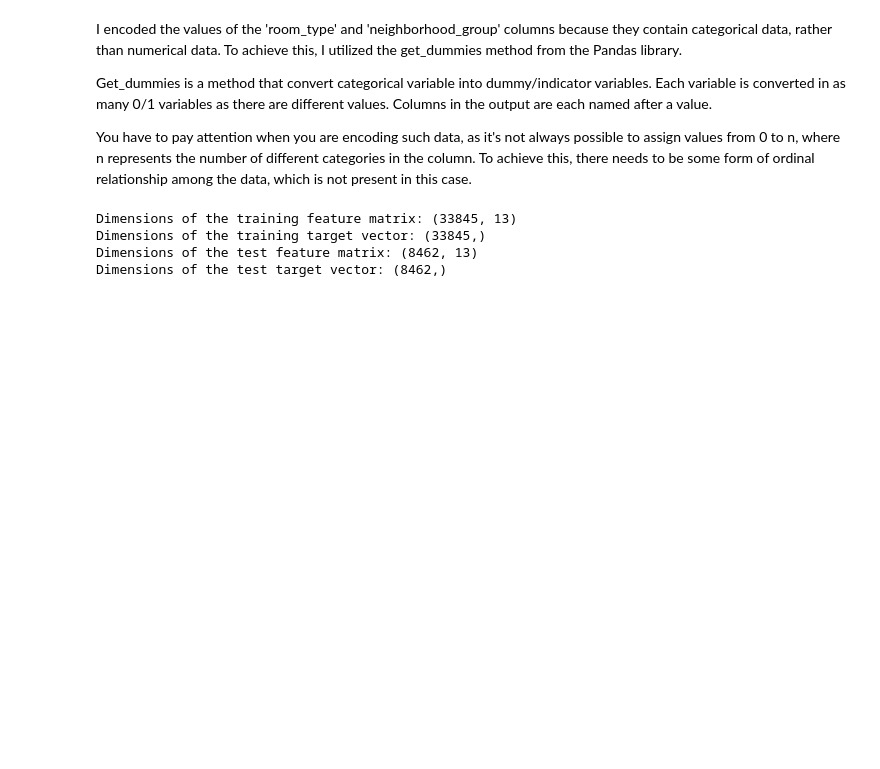
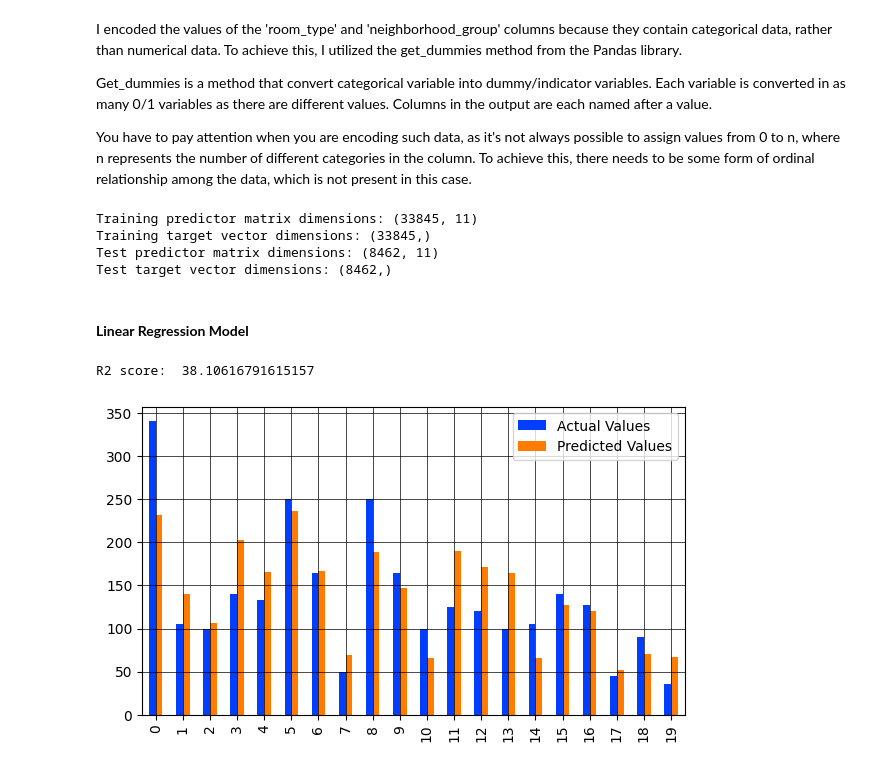
Before and after one commit to AlessandroSignoretto/Programming_project, a Jupyter notebook: Programming_project_pc.ipynb, the cells around one changed output. Drawn from its saved outputs; the diff is of its cells as text; code cells hidden in the pictures; blank space fills up the shorter version.

```diff
--- a/Programming_project_pc.ipynb
+++ b/Programming_project_pc.ipynb
@@ -621,12 +627,32 @@ You have to pay attention when you are encoding such data, as it's not always po
 # %%
-#splitting the dataset into test and training data
-X_train, X_test, y_train, y_test =  train_test_split(X_encoded, y , test_size = 0.2, random_state= 0)
-print('Dimensions of the training feature matrix: {}'.format(X_train.shape))
-print('Dimensions of the training target vector: {}'.format(y_train.shape))
-print('Dimensions of the test feature matrix: {}'.format(X_test.shape))
-print('Dimensions of the test target vector: {}'.format(y_test.shape))
+print('Training predictor matrix dimensions: {}'.format(X_train.shape))
+print('Training target vector dimensions: {}'.format(y_train.shape))
+print('Test predictor matrix dimensions: {}'.format(X_test.shape))
+print('Test target vector dimensions: {}'.format(y_test.shape))
 # %% [output]
-Dimensions of the training feature matrix: (33845, 13)
-Dimensions of the training target vector: (33845,)
-Dimensions of the test feature matrix: (8462, 13)
-Dimensions of the test target vector: (8462,)
+Training predictor matrix dimensions: (33845, 11)
+Training target vector dimensions: (33845,)
+Test predictor matrix dimensions: (8462, 11)
+Test target vector dimensions: (8462,)
+# %% [markdown]
+<h4><b>Linear Regression Model</b></h4>
+# %%
+reg=LinearRegression()
+reg.fit(X_train,y_train)
+y_pred=reg.predict(X_test)
+
+#R2 score
+print("R2 score: ",r2_score(y_test,y_pred)*100)
+#print("RMSE: ",np.sqrt(mean_squared_error(y_test,y_pred)))
+
+#Error
+error_diff = pd.DataFrame({'Actual Values': np.array(y_test).flatten(), 'Predicted Values': y_pred.flatten()})
+
+#Visualize the error
+df1 = error_diff.head(20)
+df1.plot(kind='bar',figsize=(7,4))
+plt.grid(linewidth = '0.5', color = 'black')
+plt.show()
+# %% [output]
+R2 score:  38.10616791615157
+[figure, added]
```
Also changed, not shown: parts of 9 cells of this notebook.
